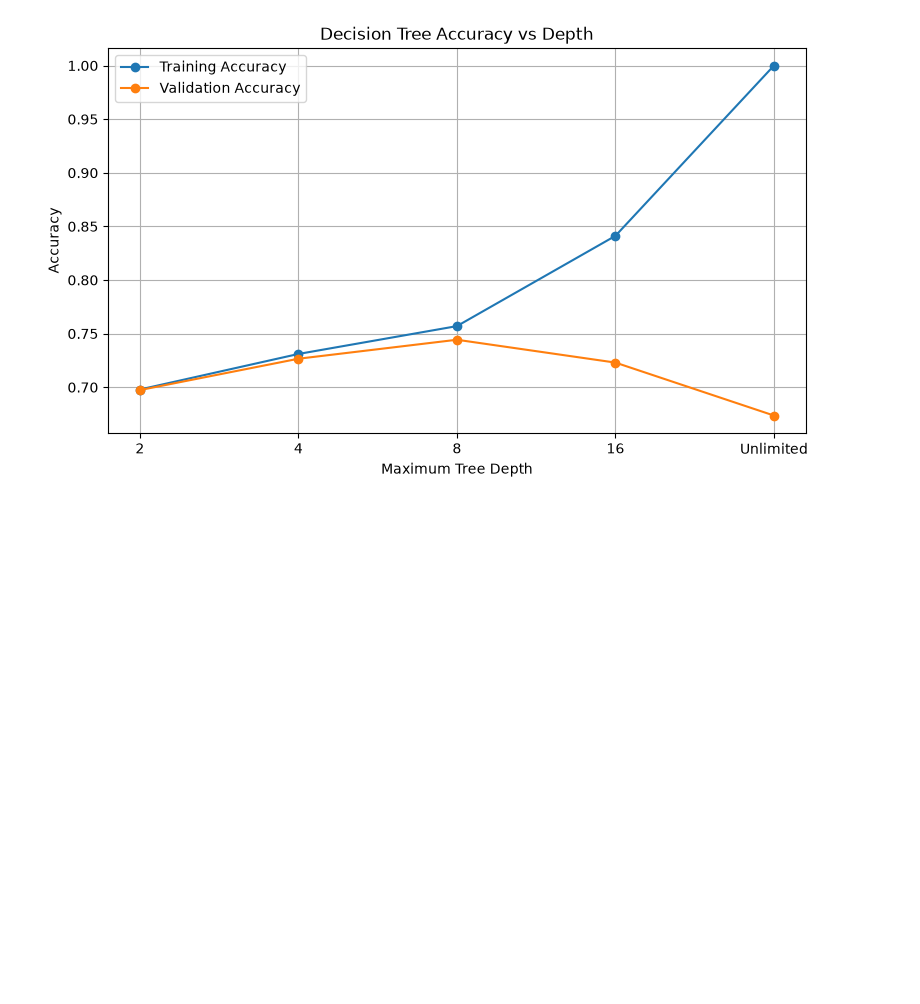
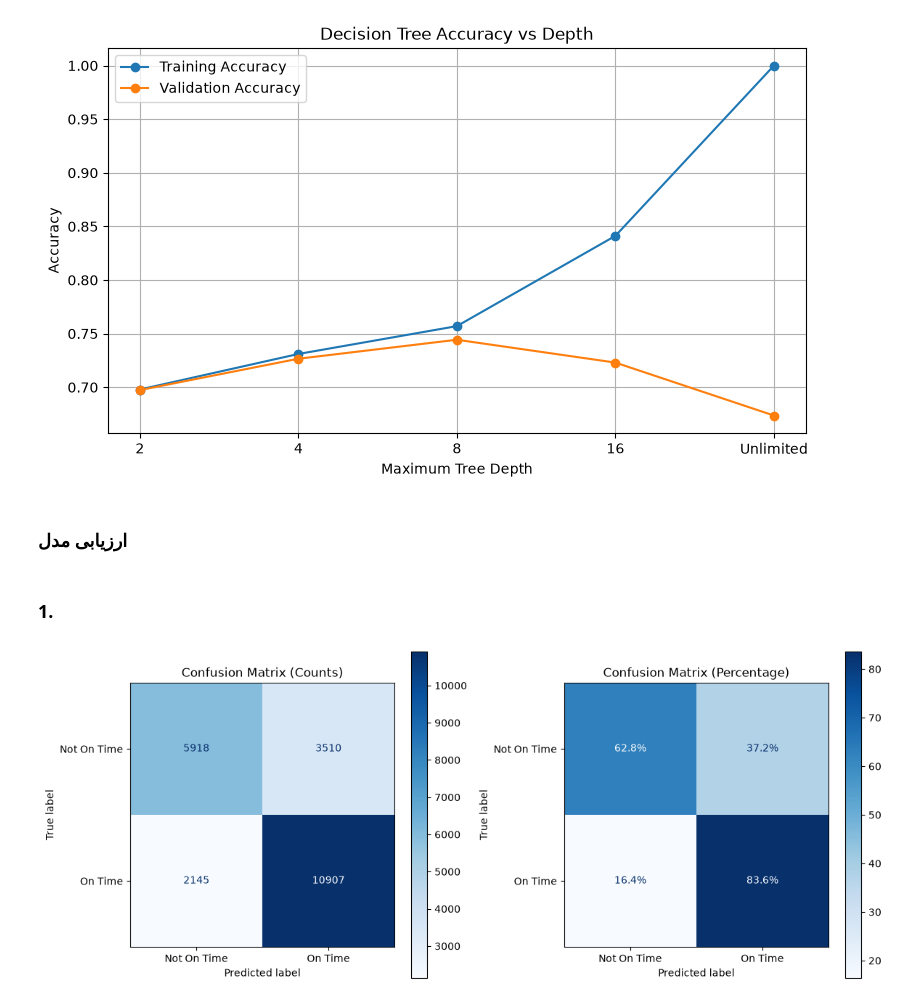
Before and after one commit to Ali-Karkhaneh1384/Data-Mining2, a Jupyter notebook: Code.ipynb, the cells around one changed output. Drawn from its saved outputs; the diff is of its cells as text; code cells hidden in the pictures; blank space fills up the shorter version.

Commit message:
Confusion matrix of best model

```diff
--- a/Code.ipynb
+++ b/Code.ipynb
@@ -493,3 +493,45 @@ plt.grid(True)
 plt.show()
 # %% [output]
 [figure]
+# %% [markdown]
+### ارزیابی مدل
+# %% [markdown]
+### 1.
+# %%
+from sklearn.metrics import confusion_matrix, ConfusionMatrixDisplay
+
+final_model = DecisionTreeClassifier(max_depth=8, random_state=42)
+
+final_model.fit(X_train, y_train)
+
+y_test_pred = final_model.predict(X_test)
+
+
+matrix = confusion_matrix(y_test, y_test_pred)
+
+matrix_percent = matrix / np.maximum(matrix.sum(axis=1, keepdims=True), 1) * 100
+
+fig, axes = plt.subplots(1, 2, figsize=(12, 5))
+
+disp1 = ConfusionMatrixDisplay(
+    confusion_matrix=matrix,
+    display_labels=["Not On Time", "On Time"]
+)
+disp1.plot(cmap="Blues", ax=axes[0], values_format="d")
+axes[0].set_title("Confusion Matrix (Counts)")
+
+disp2 = ConfusionMatrixDisplay(
+    confusion_matrix=matrix_percent,
+    display_labels=["Not On Time", "On Time"]
+)
+disp2.plot(cmap="Blues", ax=axes[1], values_format=".1f")
+axes[1].set_title("Confusion Matrix (Percentage)")
+
+
+for text in disp2.text_.ravel():
+    text.set_text(text.get_text() + "%")
+
+plt.tight_layout()
+plt.show()
+# %% [output]
+[figure, added]
```
